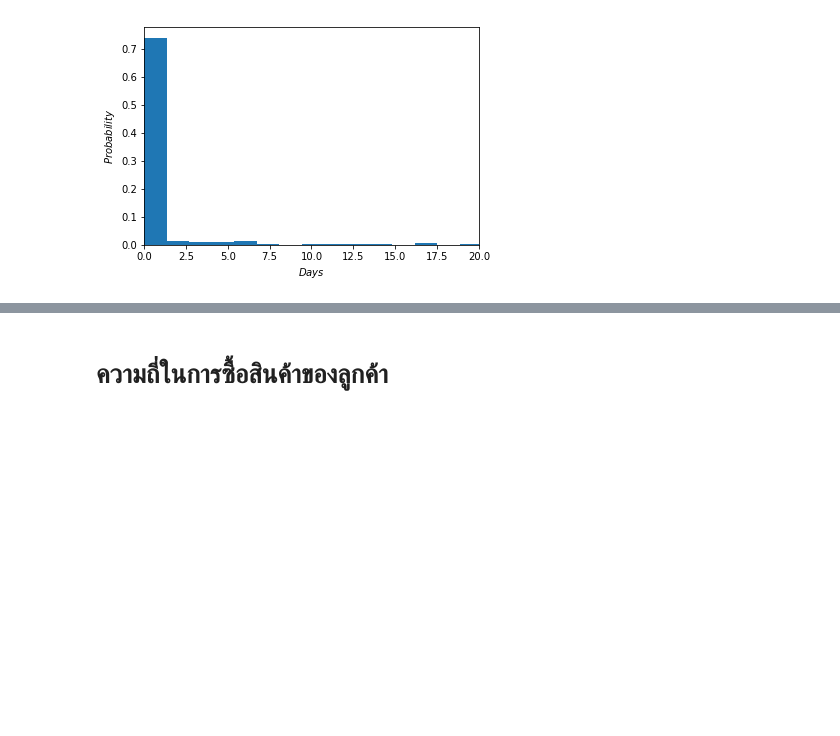
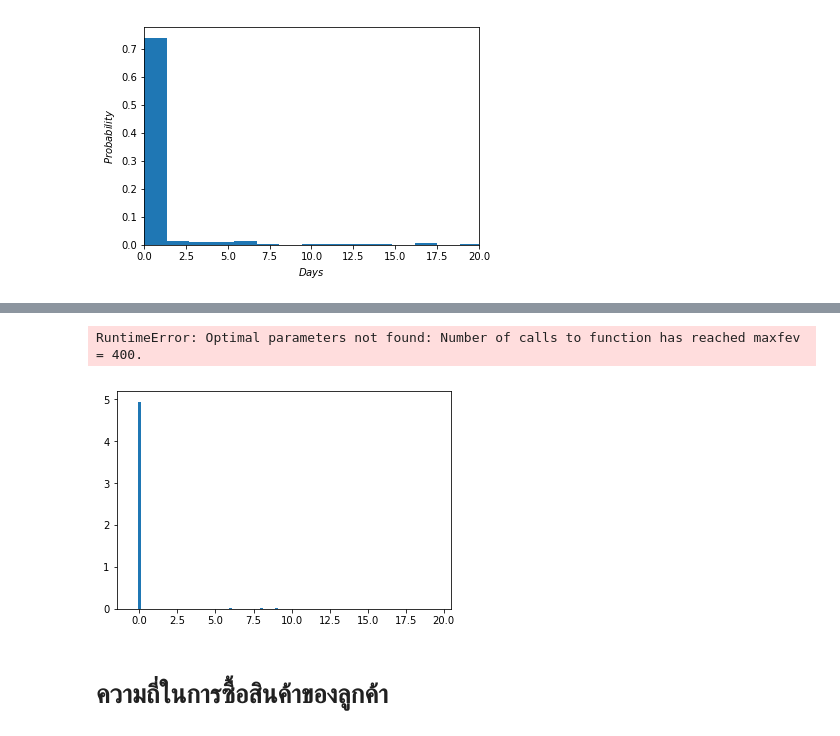
Before and after one commit to Kanbc/recommender-systems, a Jupyter notebook: explore/Order.ipynb, the cells around one changed output, grey strips where cells are left out. Drawn from its saved outputs; the diff is of its cells as text; code cells hidden in the pictures; blank space fills up the shorter version.

```diff
--- a/explore/Order.ipynb
+++ b/explore/Order.ipynb
@@ -803,3 +961,29 @@ plt.show()
+# %%
+import numpy as np
+import matplotlib.pyplot as plt
+from scipy.optimize import curve_fit
+from scipy.misc import factorial
+
+data = join_diff_pending['diff_time']
+
+# the bins should be of integer width, because poisson is an integer distribution
+entries, bin_edges, patches = plt.hist(data, bins=100, range=[-0.5, 19.5], normed=True)
+
+bin_middles = 0.5*(bin_edges[1:] + bin_edges[:-1])
+
+def poisson(k, lamb):
+    return (lamb**k/factorial(k)) * np.exp(-lamb)
+
+parameters, cov_matrix = curve_fit(poisson, bin_middles, entries)
+x_plot = np.linspace(0,49)
+
+#plt.plot(x_plot, poisson(x_plot, *parameters), 'r-', lw=2)
+plt.xlabel('$Hours$')
+plt.ylabel('$Probability$')
+plt.show()
+# %% [output]
+RuntimeError: Optimal parameters not found: Number of calls to function has reached maxfev = 400.
+[figure, added]
 # %% [markdown]
 # ความถี่ในการซื้อสินค้าของลูกค้า
 # %%
```
Also changed, not shown: parts of 16 cells of this notebook.
